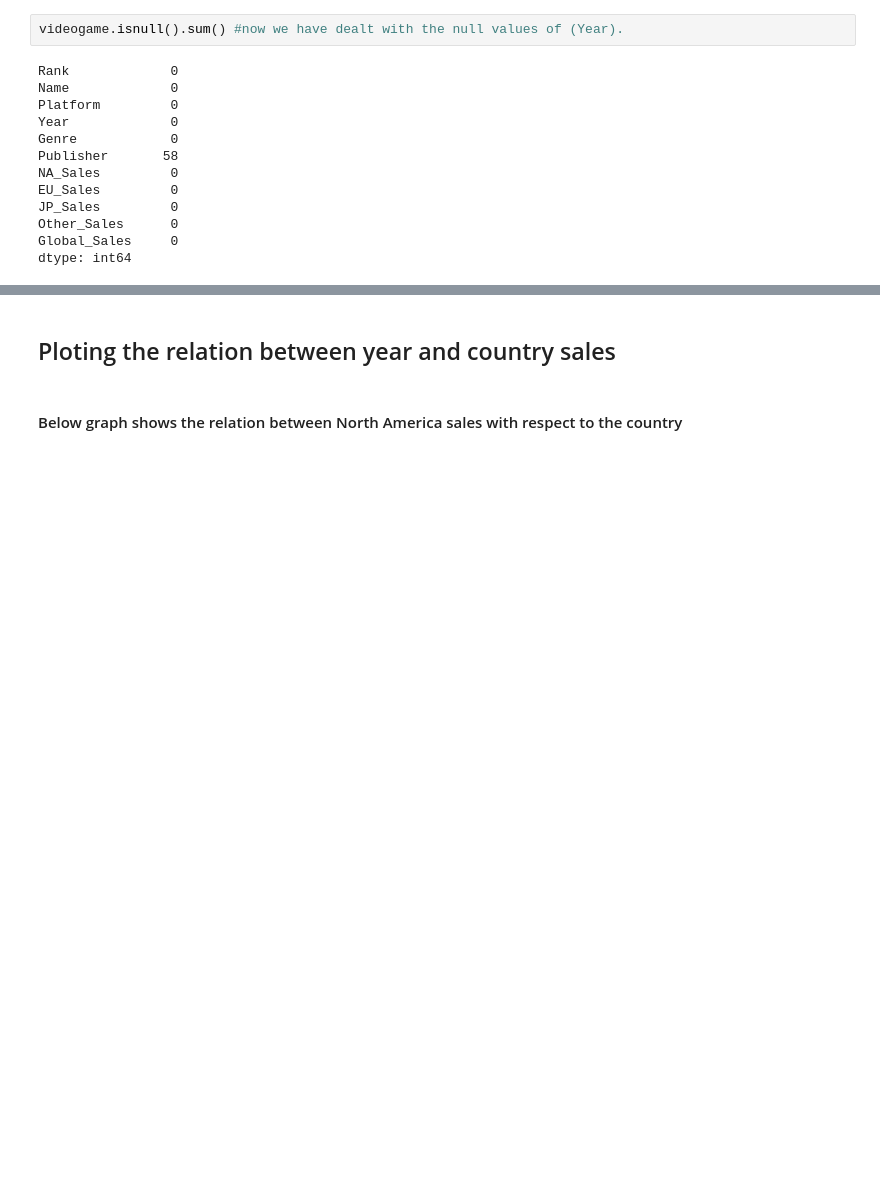
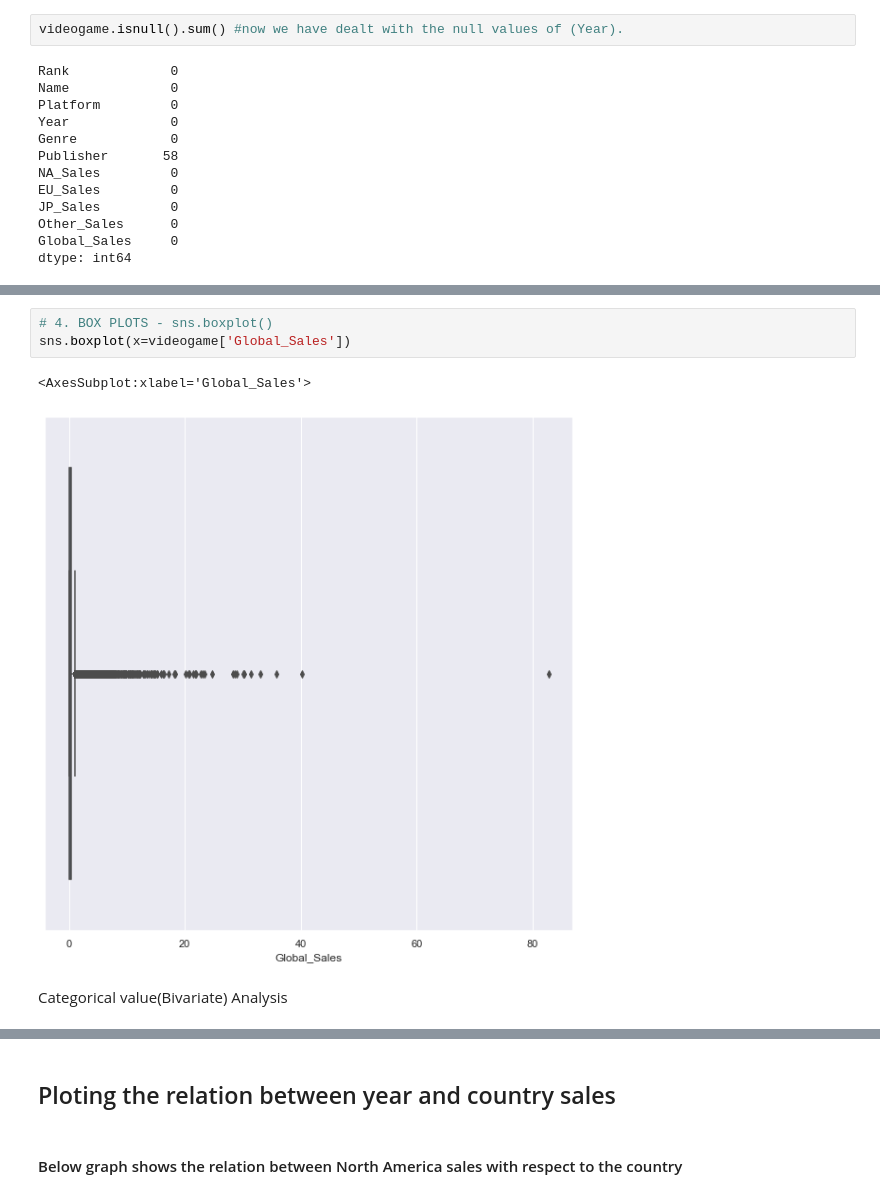
Before and after one commit to Riti70912/Video-game-Sales-Analysis, a Jupyter notebook: vgsales.ipynb, the cells around one changed output, grey strips where cells are left out. Cells and saved outputs as stored; diff of their text form; blank space fills up the shorter version.

```diff
--- a/vgsales.ipynb
+++ b/vgsales.ipynb
@@ -143,0 +189,8 @@ dtype: int64
+# %%
+# 4. BOX PLOTS - sns.boxplot()
+sns.boxplot(x=videogame['Global_Sales'])
+# %% [output]
+<AxesSubplot:xlabel='Global_Sales'>
+[figure, added]
+# %% [markdown]
+Categorical value(Bivariate) Analysis
```
Also changed, not shown: parts of 20 cells of this notebook.
